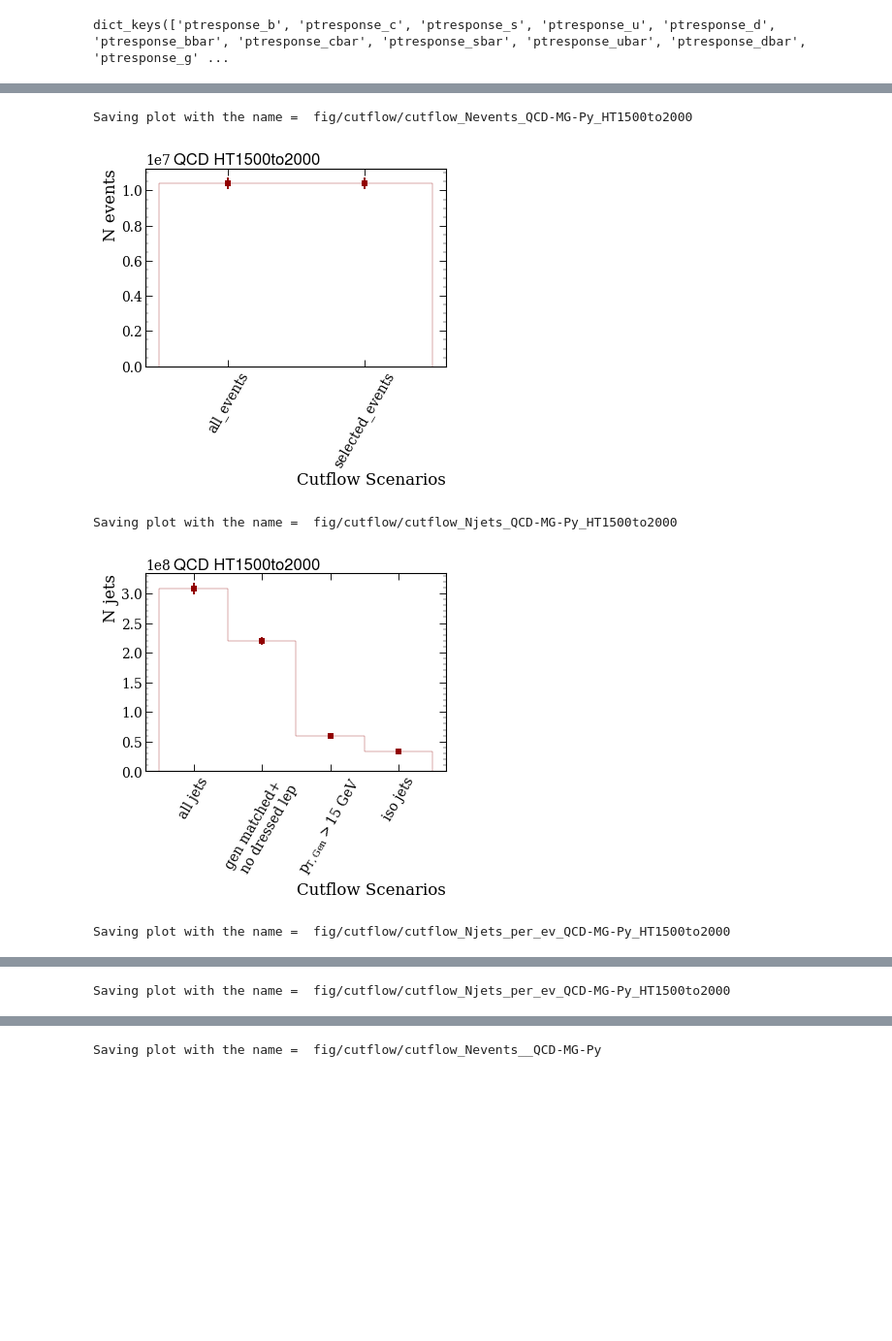
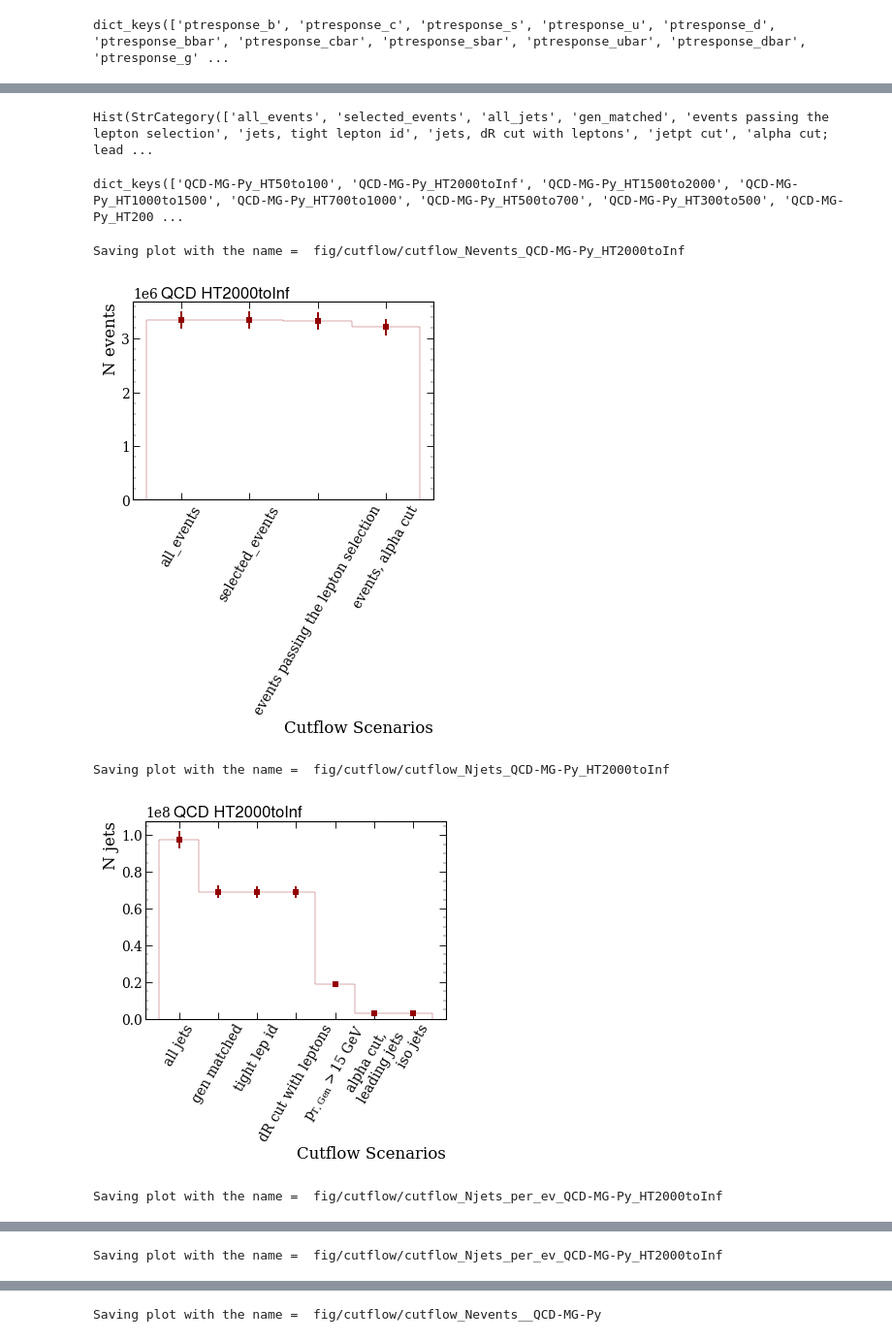
Before and after one commit to dsidirop1/JMECoffea, a Jupyter notebook: plotters/drawing_cutflow.ipynb, the cells around one changed output, grey strips where cells are left out. Shown: that part at 97% size. Cells and saved outputs as stored; diff of their text form; code cells hidden in the pictures; blank space fills up the shorter version.

```diff
--- a/plotters/drawing_cutflow.ipynb
+++ b/plotters/drawing_cutflow.ipynb
@@ -98,9 +98,13 @@ alpha_keys = [key for key in cutflow.axes[0] if 'alpha' in key ][0:2]
 figdir = "fig/cutflow"
 if not os.path.exists(figdir):
     os.mkdir(figdir)
+# %%
+output['QCD-MG-Py_HT50to100']['cutflow']
+# %% [output]
+Hist(StrCategory(['all_events', 'selected_events', 'all_jets', 'gen_matched', 'events passing the lepton selection', 'jets, tight lepton id', 'jets, dR cut with leptons', 'jetpt cut', 'alpha cut; lead ...
 # %%
 def cutflow_event_plot(cutflow, tag_full, title_name):
-    events_cutflow = cutflow[['all_events', 'selected_events']] #, alpha_keys[1]]]
+    events_cutflow = cutflow[['all_events', 'selected_events',  'events passing the lepton selection',  'events, alpha cut' ]] #, alpha_keys[1]]]
     fig, ax = plt.subplots()
     mc = next(ax._get_lines.prop_cycler)
     events_cutflow.plot1d(color=mc['color'])
@@ -118,10 +122,16 @@ def cutflow_event_plot(cutflow, tag_full, title_name):
 
 
 def cutflow_jet_plot(cutflow, tag_full, title_name):
-    jets_cutflow = cutflow[['all_jets', 'gen_matched+no_dressed_lep',
-                                 'jetpt>15', 'iso jets']]
-    mylabs = ['all jets', 'gen matched+ \n no dressed lep',
-              '$p_{T,Gen}>15$ GeV', 'iso jets']
+#     jets_cutflow = cutflow[['all_jets', 'gen_matched+no_dressed_lep',
+#                                  'jetpt>15', 'iso jets']]
+#     mylabs = ['all jets', 'gen matched+ \n no dressed lep',
+#               '$p_{T,Gen}>15$ GeV', 'iso jets']
+    jets_cutflow = cutflow[[ 'all_jets', 'gen_matched', 'jets, tight lepton id',
+                            'jets, dR cut with leptons', 'jetpt cut',
+                            'alpha cut; leading jets','iso jets']]
+    mylabs = ['all jets', 'gen matched', 'tight lep id',
+              'dR cut with leptons', '$p_{T,Gen}>15$ GeV',
+              'alpha cut,\n leading jets', 'iso jets']
 #     jets_cutflow = cutflow[['all_jets', 'gen_matched','no_dressed_lep',
 #                                  'jetpt>15', alpha_keys[0], 'iso jets']]
 #     mylabs = ['all jets', 'gen matched', 'no dressed lep',
@@ -144,10 +154,12 @@ def cutflow_jet_plot(cutflow, tag_full, title_name):
     plt.show()
 
 def cutflow_events_jet_plot(cutflow, tag_full, title_name):
-    jets_cutflow = cutflow[['all_jets', 'gen_matched+no_dressed_lep',
-                                 'jetpt>15', 'iso jets']]
-    mylabs = ['all jets', 'gen matched+ \n no dressed lep',
-              '$p_{T,Gen}>15$ GeV', 'iso jets']
+    jets_cutflow = cutflow[[ 'all_jets', 'gen_matched', 'jets, tight lepton id',
+                            'jets, dR cut with leptons', 'jetpt cut',
+                            'alpha cut; leading jets','iso jets']]
+    mylabs = ['all jets', 'gen matched', 'tight lep id',
+              'dR cut with leptons', '$p_{T,Gen}>15$ GeV',
+              'alpha cut,\n leading jets', 'iso jets']
 #     jets_cutflow = (cutflow[['all_jets', 'gen_matched','no_dressed_lep',
 #                              'jetpt>15', alpha_keys[0], 'iso jets']]
 #                     /cutflow['all_events'].value )
@@ -173,10 +185,12 @@ def cutflow_events_jet_plot(cutflow, tag_full, title_name):
     plt.show()
 
 def cutflow_events_jet_plot_last(cutflow, tag_full, title_name):
-    jets_cutflow = cutflow[['all_jets', 'gen_matched+no_dressed_lep',
-                                 'jetpt>15', 'iso jets']]
-    mylabs = ['all jets', 'gen matched+ \n no dressed lep',
-              '$p_{T,Gen}>15$ GeV', 'iso jets']
+    jets_cutflow = cutflow[[ 'all_jets', 'gen_matched', 'jets, tight lepton id',
+                            'jets, dR cut with leptons', 'jetpt cut',
+                            'alpha cut; leading jets','iso jets']]/cutflow['all_events'].value
+    mylabs = ['all jets', 'gen matched', 'tight lep id',
+              'dR cut with leptons', '$p_{T,Gen}>15$ GeV',
+              'alpha cut,\n leading jets', 'iso jets']
 #     jets_cutflow = (cutflow[['jetpt>15', alpha_keys[0], 'iso jets']]
 #                     /cutflow['all_events'].value )
 #     mylabs = ['$p_{T,Gen}>15$ GeV', r'$\alpha<1.0$'+'\nleading jets', 'iso jets']
@@ -198,19 +212,23 @@ def cutflow_events_jet_plot_last(cutflow, tag_full, title_name):
     plt.savefig(fig_name+'.pdf');
     plt.savefig(fig_name+'.png');
     plt.show()
+# %%
+output.keys()
+# %% [output]
+dict_keys(['QCD-MG-Py_HT50to100', 'QCD-MG-Py_HT2000toInf', 'QCD-MG-Py_HT1500to2000', 'QCD-MG-Py_HT1000to1500', 'QCD-MG-Py_HT700to1000', 'QCD-MG-Py_HT500to700', 'QCD-MG-Py_HT300to500', 'QCD-MG-Py_HT200 ...
 # %%
-tag_full = 'QCD-MG-Py_HT1500to2000' #_leading_jets
-title_name = 'QCD HT1500to2000'
-outname = '../out/CoffeaJERCOutputs_L5_QCD-MG-Py.coffea'
+tag_full = 'QCD-MG-Py_HT2000toInf' #_leading_jets
+title_name = 'QCD HT2000toInf'
+outname = '../out/CoffeaJERCOutputs_L5_QCD-MG-Py_3rd_jet.coffea'
 output = util.load(outname)
-cutflow = output['QCD-MG-Py_HT1500to2000']['cutflow']
+cutflow = output['QCD-MG-Py_HT2000toInf']['cutflow']
 cutflow_event_plot(cutflow, tag_full, title_name)
 cutflow_jet_plot(cutflow, tag_full, title_name)
 cutflow_events_jet_plot(cutflow, tag_full, title_name)
 cutflow_events_jet_plot_last(cutflow, tag_full, title_name)
 # %% [output]
-Saving plot with the name =  fig/cutflow/cutflow_Nevents_QCD-MG-Py_HT1500to2000
+Saving plot with the name =  fig/cutflow/cutflow_Nevents_QCD-MG-Py_HT2000toInf
-[figure, old version]
+[figure, new version]
-Saving plot with the name =  fig/cutflow/cutflow_Njets_QCD-MG-Py_HT1500to2000
+Saving plot with the name =  fig/cutflow/cutflow_Njets_QCD-MG-Py_HT2000toInf
-[figure, old version]
+[figure, new version]
-Saving plot with the name =  fig/cutflow/cutflow_Njets_per_ev_QCD-MG-Py_HT1500to2000
+Saving plot with the name =  fig/cutflow/cutflow_Njets_per_ev_QCD-MG-Py_HT2000toInf
@@ -218 +236 @@ Saving plot with the name =  fig/cutflow/cutflow_Njets_per_ev_QCD-MG-Py_HT1500to
-Saving plot with the name =  fig/cutflow/cutflow_Njets_per_ev_QCD-MG-Py_HT1500to2000
+Saving plot with the name =  fig/cutflow/cutflow_Njets_per_ev_QCD-MG-Py_HT2000toInf
```
Also changed, not shown: parts of 4 cells of this notebook, 15 other files.
